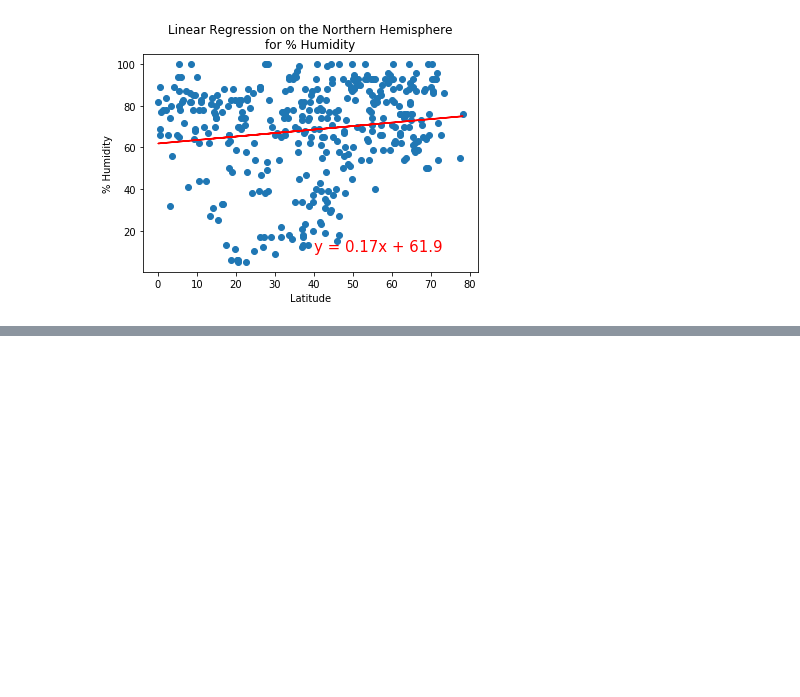
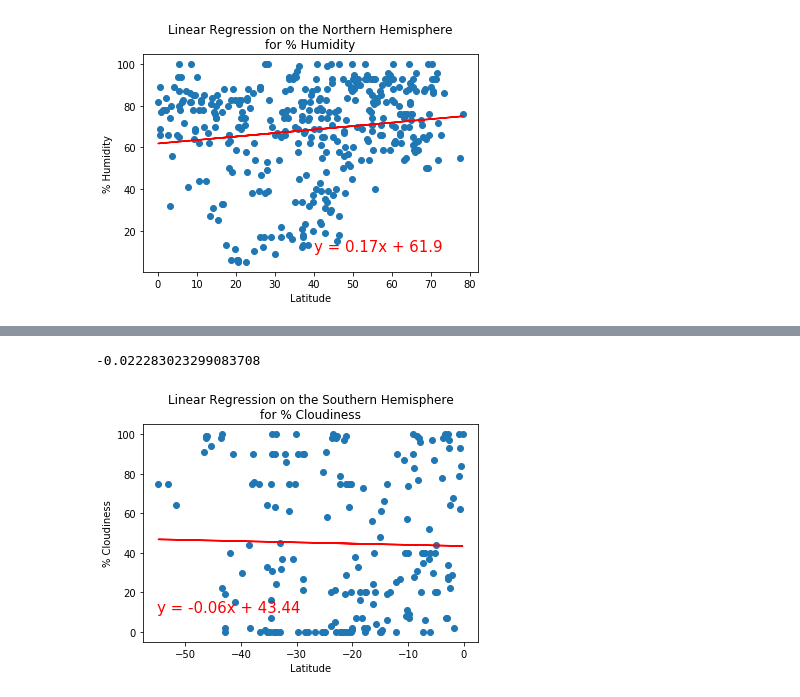
Before and after one commit to mspamelalea/World_Weather_Analysis, a Jupyter notebook: WeatherPy.ipynb, the cells around one changed output, grey strips where cells are left out. Cells and saved outputs as stored; diff of their text form; code cells hidden in the pictures; blank space fills up the shorter version.

```diff
--- a/WeatherPy.ipynb
+++ b/WeatherPy.ipynb
@@ -379,0 +392,12 @@ plot_linear_regression(x_values, y_values
+# %%
+# Linear regression on the Southern Hemisphere: Cloudiness
+x_values = southern_hemi_df["Lat"]
+y_values = southern_hemi_df["Cloudiness"]
+# Call the function.
+plot_linear_regression(x_values, y_values
+                       , 'Linear Regression on the Southern Hemisphere\nfor % Cloudiness'
+                       , '% Cloudiness'
+                       ,(-55,10))
+# %% [output]
+-0.022283023299083708
+[figure, added]
```
Also changed, not shown: parts of 2 cells of this notebook.
